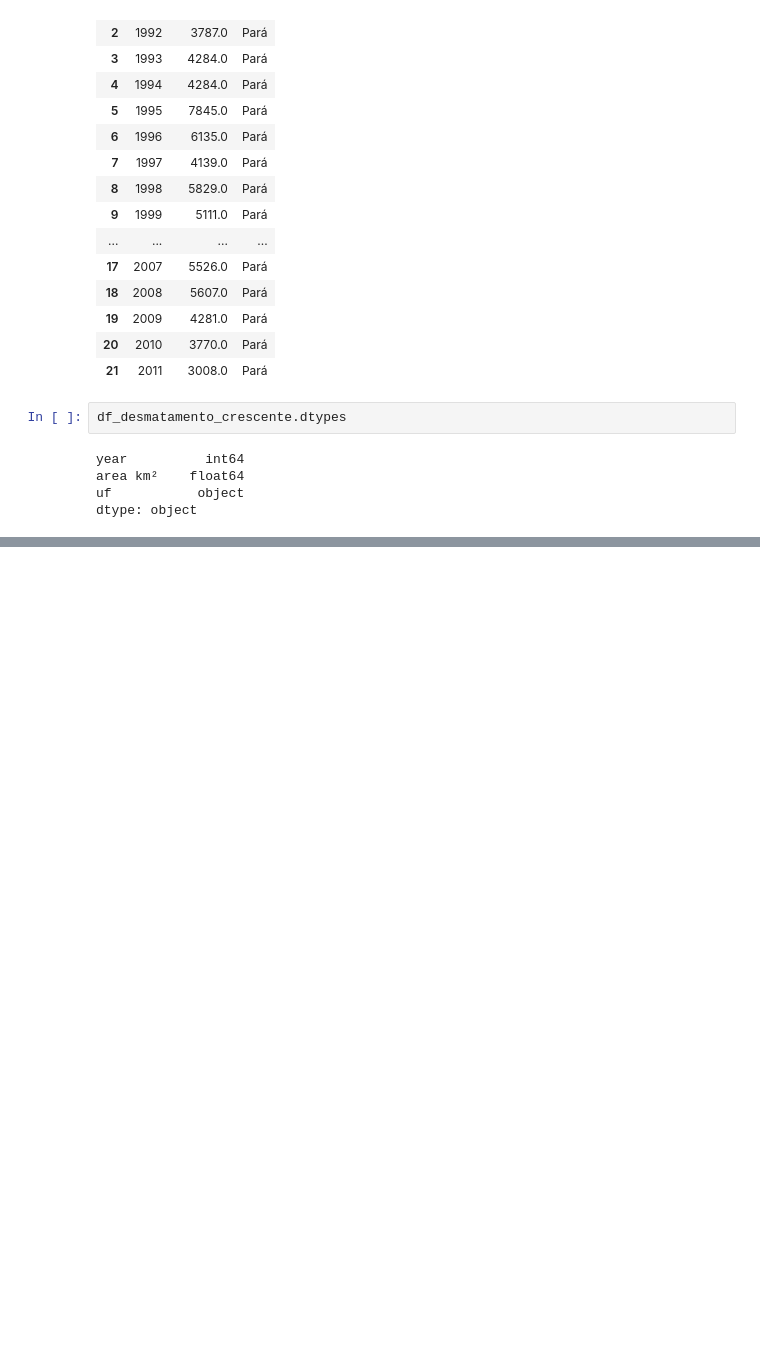
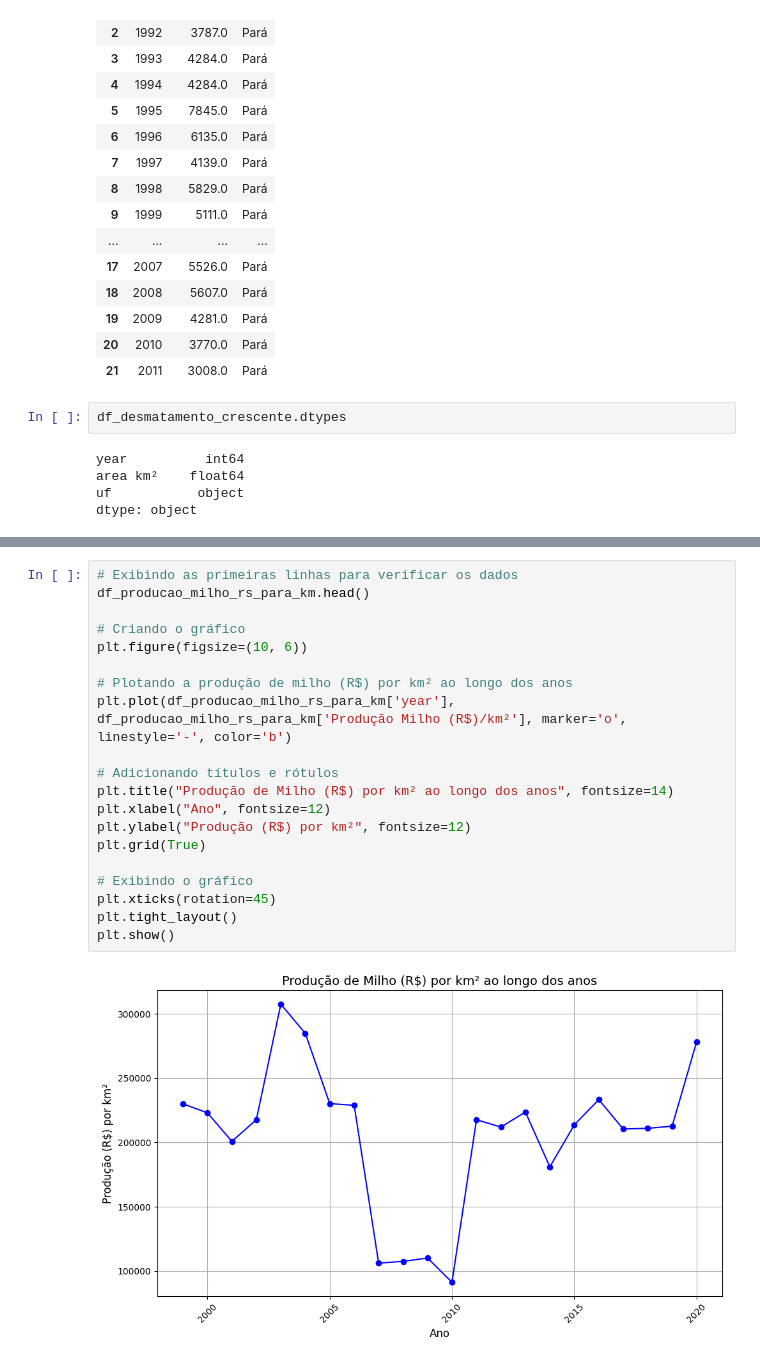
Before and after one commit to LABSensing/LabSesing-case-study, a Jupyter notebook: Impacto-Produção de Milho(R$)-Desmatamento-Pará/index.ipynb, the cells around one changed output, grey strips where cells are left out. Saved outputs shown, nothing was run; the diff lists cells and outputs as text; blank space fills up the shorter version.

```diff
--- a/Impacto-Produção de Milho(R$)-Desmatamento-Pará/index.ipynb
+++ b/Impacto-Produção de Milho(R$)-Desmatamento-Pará/index.ipynb
@@ -235,0 +375,22 @@ Arquivo 'Produção de Milho(R$)-km + desmatamento' foi gerado com sucesso.
+# %%
+# Exibindo as primeiras linhas para verificar os dados
+df_producao_milho_rs_para_km.head()
+
+# Criando o gráfico
+plt.figure(figsize=(10, 6))
+
+# Plotando a produção de milho (R$) por km² ao longo dos anos
+plt.plot(df_producao_milho_rs_para_km['year'], df_producao_milho_rs_para_km['Produção Milho (R$)/km²'], marker='o', linestyle='-', color='b')
+
+# Adicionando títulos e rótulos
+plt.title("Produção de Milho (R$) por km² ao longo dos anos", fontsize=14)
+plt.xlabel("Ano", fontsize=12)
+plt.ylabel("Produção (R$) por km²", fontsize=12)
+plt.grid(True)
+
+# Exibindo o gráfico
+plt.xticks(rotation=45)
+plt.tight_layout()
+plt.show()
+# %% [output]
+[figure, added]
```
Also changed, not shown: parts of 14 cells of this notebook, 1 other file.
